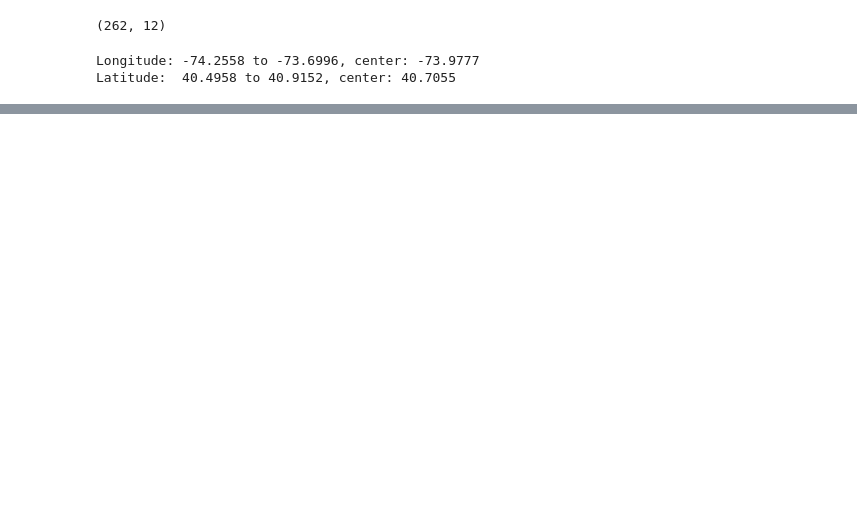
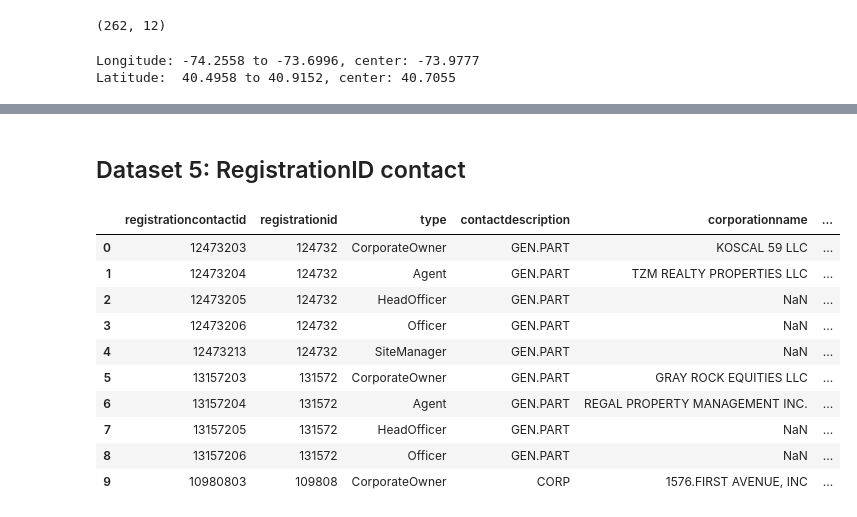
Before and after one commit to mariatmvendas/sdata_project, a Jupyter notebook: build_datasets.ipynb, the cells around one changed output, grey strips where cells are left out. Saved outputs shown, nothing was run; the diff lists cells and outputs as text; code cells hidden in the pictures; blank space fills up the shorter version.

```diff
--- a/build_datasets.ipynb
+++ b/build_datasets.ipynb
@@ -590,0 +597,26 @@ In short: your dataset has records using USPS ZIP code 11249, but your GeoJSON u
+# %% [markdown]
+## Dataset 5: RegistrationID contact
+# %%
+base_url_complaints = "https://data.cityofnewyork.us/resource/feu5-w2e2.json"
+
+params_complaints = {
+    "$select": "registrationcontactid, registrationid, type, contactdescription, corporationname, businessstreetname, businesshousenumber",
+    "$limit": 10000000
+}
+
+response = requests.get(base_url_complaints, params=params_complaints)
+data = response.json()
+df_contacts = pd.DataFrame(data)
+df_contacts.head(10)
+# %% [output]
+|  | registrationcontactid | registrationid | type | contactdescription | corporationname | ... |
+| 0 | 12473203 | 124732 | CorporateOwner | GEN.PART | KOSCAL 59 LLC | ... |
+| 1 | 12473204 | 124732 | Agent | GEN.PART | TZM REALTY PROPERTIES LLC | ... |
+| 2 | 12473205 | 124732 | HeadOfficer | GEN.PART | NaN | ... |
+| 3 | 12473206 | 124732 | Officer | GEN.PART | NaN | ... |
+| 4 | 12473213 | 124732 | SiteManager | GEN.PART | NaN | ... |
+| 5 | 13157203 | 131572 | CorporateOwner | GEN.PART | GRAY ROCK EQUITIES LLC | ... |
+| 6 | 13157204 | 131572 | Agent | GEN.PART | REGAL PROPERTY MANAGEMENT INC. | ... |
+| 7 | 13157205 | 131572 | HeadOfficer | GEN.PART | NaN | ... |
+| 8 | 13157206 | 131572 | Officer | GEN.PART | NaN | ... |
+| 9 | 10980803 | 109808 | CorporateOwner | CORP | 1576.FIRST AVENUE, INC | ... |
```
Also changed, not shown: parts of 17 cells of this notebook, 1 other file.
